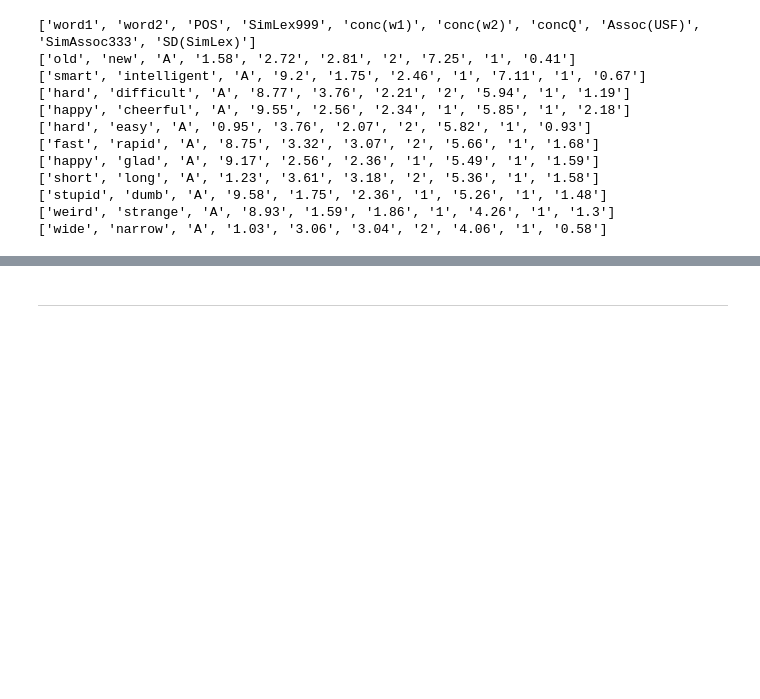
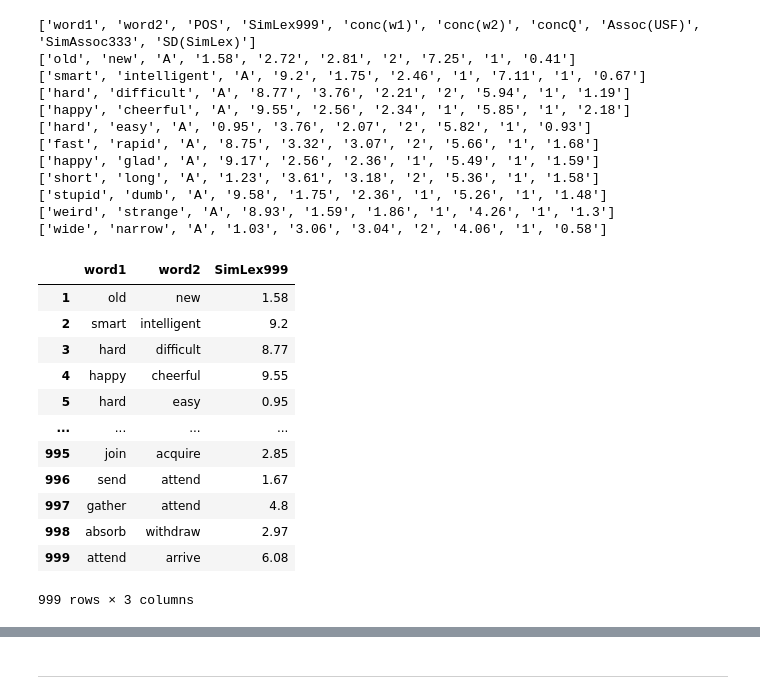
Before and after one commit to joshbrook/AUC_TMCI_2022, a Jupyter notebook: assignments/A2/notebook.ipynb, the cells around one changed output, grey strips where cells are left out. Drawn from its saved outputs; the diff is of its cells as text; code cells hidden in the pictures; blank space fills up the shorter version.

```diff
--- a/assignments/A2/notebook.ipynb
+++ b/assignments/A2/notebook.ipynb
@@ -163,0 +560,32 @@ with open("data/SimLex-999.txt") as f:
+# %%
+# your code here
+
+import pandas as pd
+
+sim_array = []
+
+with open("data/SimLex-999.txt") as f:
+    lines = f.read().split("\n")
+    for line in lines:
+        sim_array.append(line.split("\t"))
+
+# organising data to make it easy to compare to later
+df = pd.DataFrame(sim_array, columns=(sim_array[0])).drop(index=[0,1000])
+
+# dropping redundant columns from the data
+df = df.drop(columns=['POS', 'conc(w1)', 'conc(w2)', 'concQ','Assoc(USF)', 'SimAssoc333', 'SD(SimLex)'])
+df
+# %% [output]
+|  | word1 | word2 | SimLex999 |
+| 1 | old | new | 1.58 |
+| 2 | smart | intelligent | 9.2 |
+| 3 | hard | difficult | 8.77 |
+| 4 | happy | cheerful | 9.55 |
+| 5 | hard | easy | 0.95 |
+| ... | ... | ... | ... |
+| 995 | join | acquire | 2.85 |
+| 996 | send | attend | 1.67 |
+| 997 | gather | attend | 4.8 |
+| 998 | absorb | withdraw | 2.97 |
+| 999 | attend | arrive | 6.08 |
+999 rows × 3 columns
```
Also changed, not shown: parts of 38 cells of this notebook, 20 other files.
